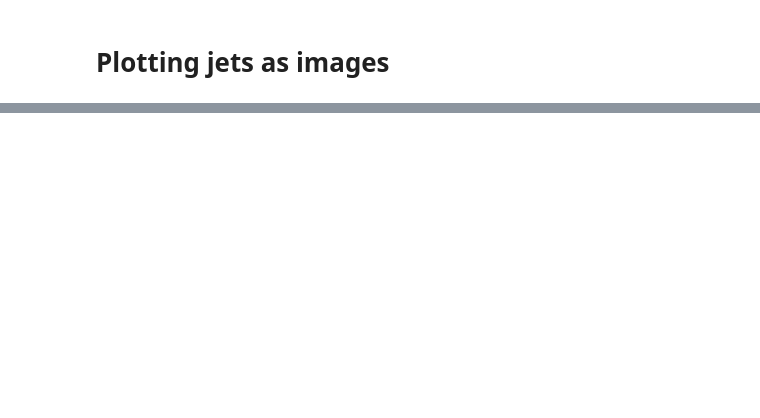
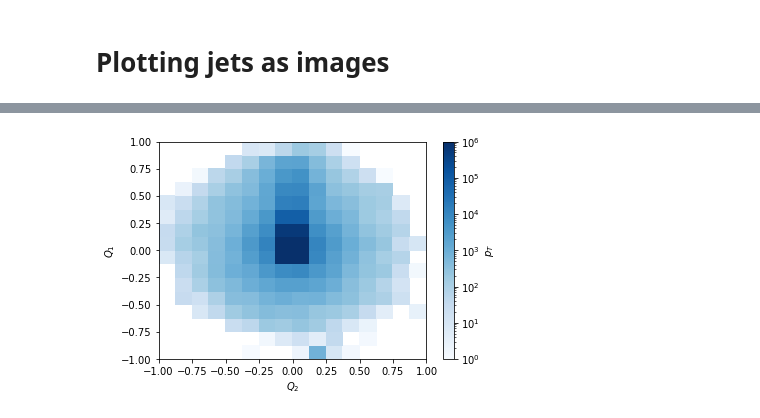
Before and after one commit to mdmorris/XAICoffea, a Jupyter notebook: ShowJets.ipynb, the cells around one changed output, grey strips where cells are left out. Saved outputs shown, nothing was run; the diff lists cells and outputs as text; code cells hidden in the pictures; blank space fills up the shorter version.

Commit message:
Event-by-event processing done

```diff
--- a/ShowJets.ipynb
+++ b/ShowJets.ipynb
@@ -162,8 +158,8 @@ class JetImageProcessor(processor.ProcessorABC):
 
 fileset={
     'Zprime1TeV':['/mnt/data/ml/gravkk_zz_1TeV_addevnum.root'],
-    #'Zprime2TeV':['/mnt/data/ml/gravkk_zz_2TeV_addevnum.root'],
-    #'Zprime3TeV':['/mnt/data/ml/gravkk_zz_3TeV_addevnum.root'],
+    'Zprime2TeV':['/mnt/data/ml/gravkk_zz_2TeV_addevnum.root'],
+    'Zprime3TeV':['/mnt/data/ml/gravkk_zz_3TeV_addevnum.root'],
     #'QCD':['/mnt/data/ml/qcd_flat15to7000_addevnum.root']
 }
 tstart = time.time()
@@ -201,5 +192,7 @@ fig.savefig("Zprime1TeV_image.png")
 # %%
-fig, ax, grid = hist.plot2d(output['image'].integrate('dataset', 'Zprime2TeV'),xaxis='image_deta', patch_opts={'norm':LogNorm(vmin=1, vmax=1e6),'cmap':'Blues'})
+fig, ax, grid = hist.plot2d(output['image'].integrate('dataset', 'Zprime2TeV').integrate("event"),xaxis='image_deta', patch_opts={'norm':LogNorm(vmin=1, vmax=1e6),'cmap':'Blues'})
 
 fig.savefig("Zprime2TeV_image.png")
+# %% [output]
+[figure, added]
 # %%
```
Also changed, not shown: parts of 6 cells of this notebook.
